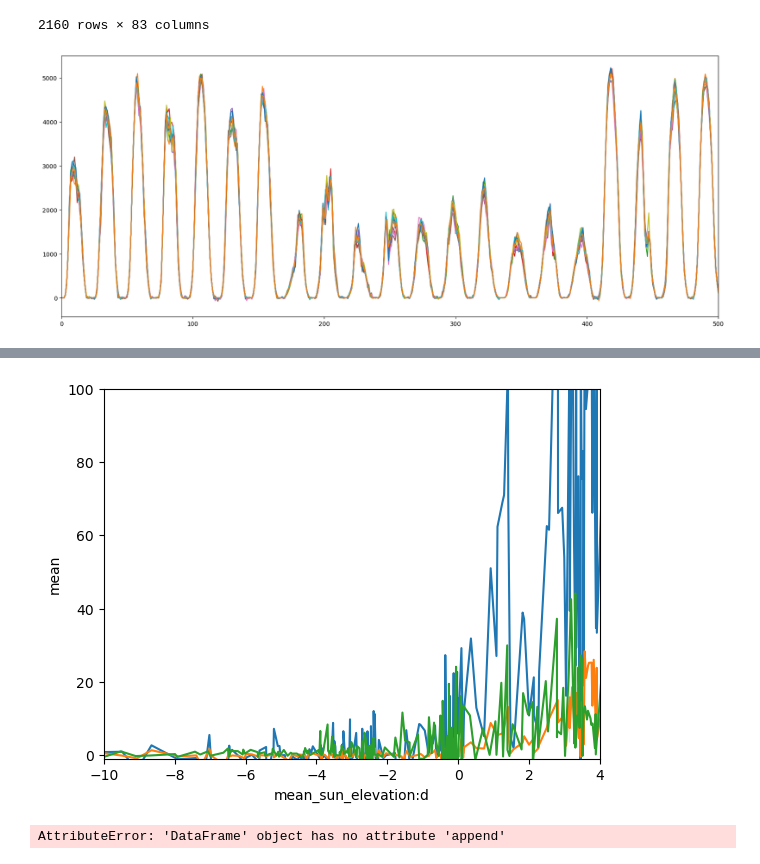
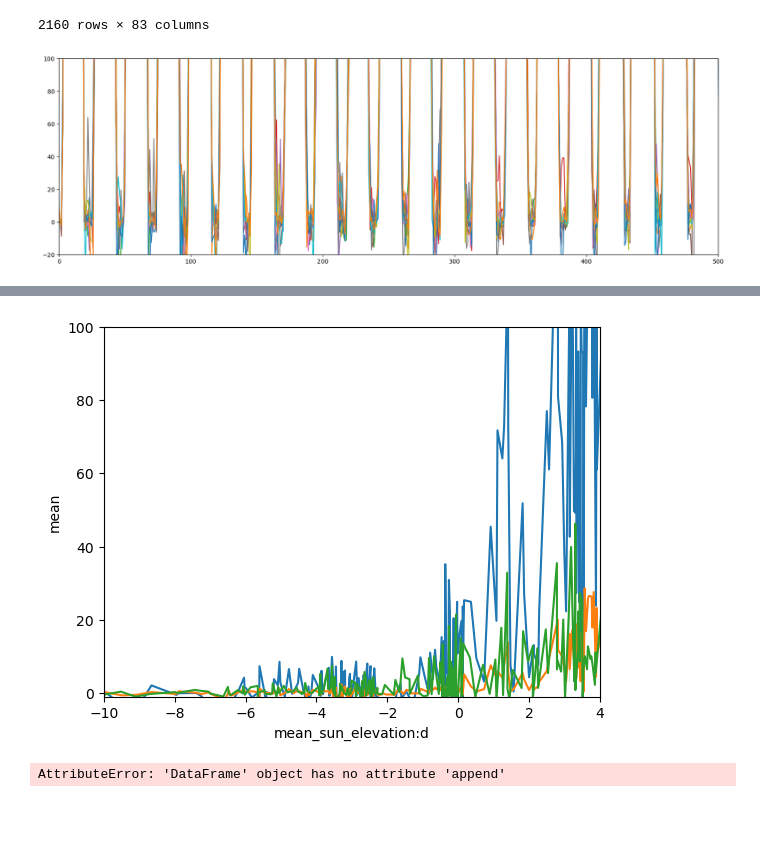
Before and after one commit to CristianoGambirasio/MLProjectNTNU, a Jupyter notebook: SHORT_NOTEBOOK.ipynb, the cells around one changed output, grey strips where cells are left out. Drawn from its saved outputs; the diff is of its cells as text; code cells hidden in the pictures; blank space fills up the shorter version.

```diff
--- a/SHORT_NOTEBOOK.ipynb
+++ b/SHORT_NOTEBOOK.ipynb
@@ -102,7 +70,6 @@ delete end
 agg_strats = ['min','max']
 rand_incr = 1
 name = 'MinMax'
-depth = 12
 
 m_wrap = DataWrapper(
     impute_strategy = 'fbfill',
@@ -139,7 +106,7 @@ for i in range(4):
     mod = CatBoostRegressor(
         objective='MAE',
         iterations=800,
-        depth=depth,
+        depth=11,
         random_seed=i*100+rand_incr,
     )
 
@@ -176,7 +143,6 @@ for i in range(4):
 agg_strats = ['mean','std']
 rand_incr = 2
 name = 'MeanStd'
-depth = 12
 
 m_wrap = DataWrapper(
     impute_strategy = 'fbfill',
@@ -213,7 +179,7 @@ for i in range(4):
     mod = CatBoostRegressor(
         objective='MAE',
         iterations=800,
-        depth=depth,
+        depth=11,
         random_seed=i*100+rand_incr,
     )
 
@@ -250,7 +216,6 @@ for i in range(4):
 agg_strats = ['mean','std','min','max','00','15','30','45']
 rand_incr = 3
 name = 'Everything'
-depth = 12
 
 m_wrap = DataWrapper(
     impute_strategy = 'fbfill',
@@ -287,7 +252,7 @@ for i in range(4):
     mod = CatBoostRegressor(
         objective='MAE',
         iterations=800,
-        depth=depth,
+        depth=11,
         random_seed=i*100+rand_incr,
     )
 
@@ -338,12 +303,12 @@ predictions
 2160 rows × 83 columns
 # %%
 pred_only_pred = predictions.iloc[:,-12:]
-plt.figure(figsize=(20,8))
+plt.figure(figsize=(20,6))
 plt.xlim(0,500)
-#plt.ylim(-20,100)
+plt.ylim(-20,100)
 plt.plot(pred_only_pred);
 # %% [output]
-[figure, old version]
+[figure, new version]
 # %%
 predictions
 # %% [output]
@@ -366,7 +331,7 @@ plt.xlim(-10,4)
 plt.ylim(-1,100)
 sns.lineplot(data=predictions, x='mean_sun_elevation:d', y='mean', hue='building_id', legend=False);
 # %% [output]
-[figure, old version]
+[figure, new version]
 # %%
 predictions['mean'] = predictions['mean'].clip(0)
 predictions.loc[predictions['mean_sun_elevation:d'] <-1,'mean'] = 0
```
Also changed, not shown: parts of 10 cells of this notebook, 5 other files.
